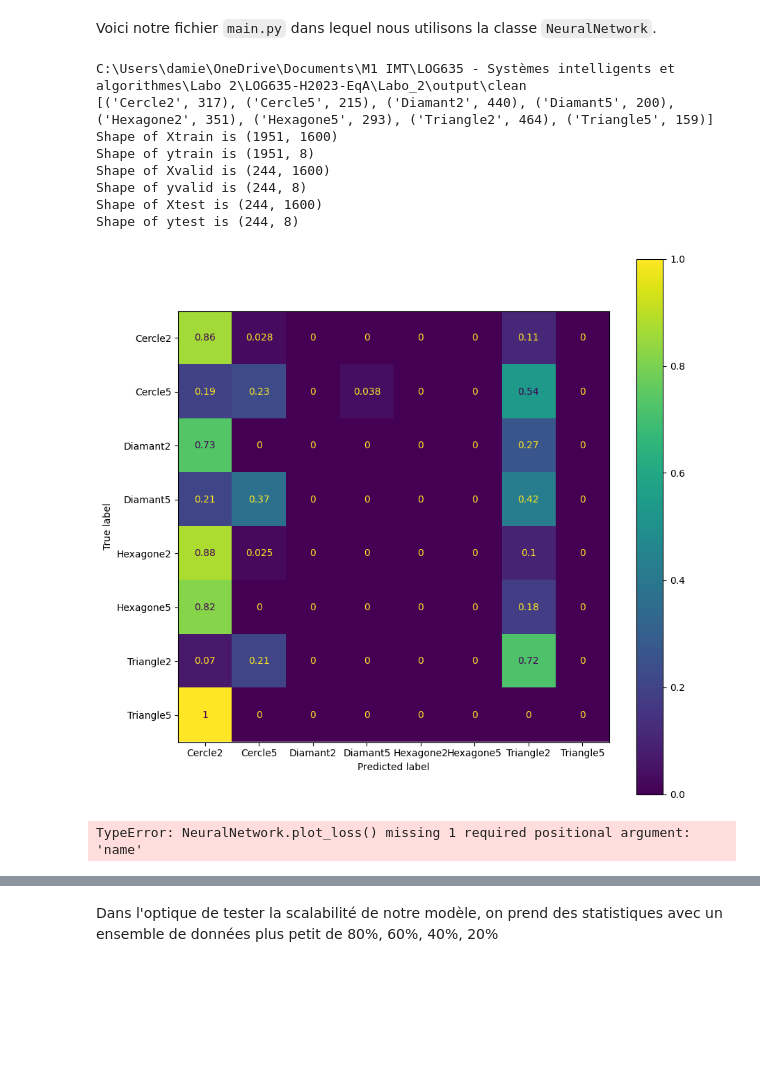
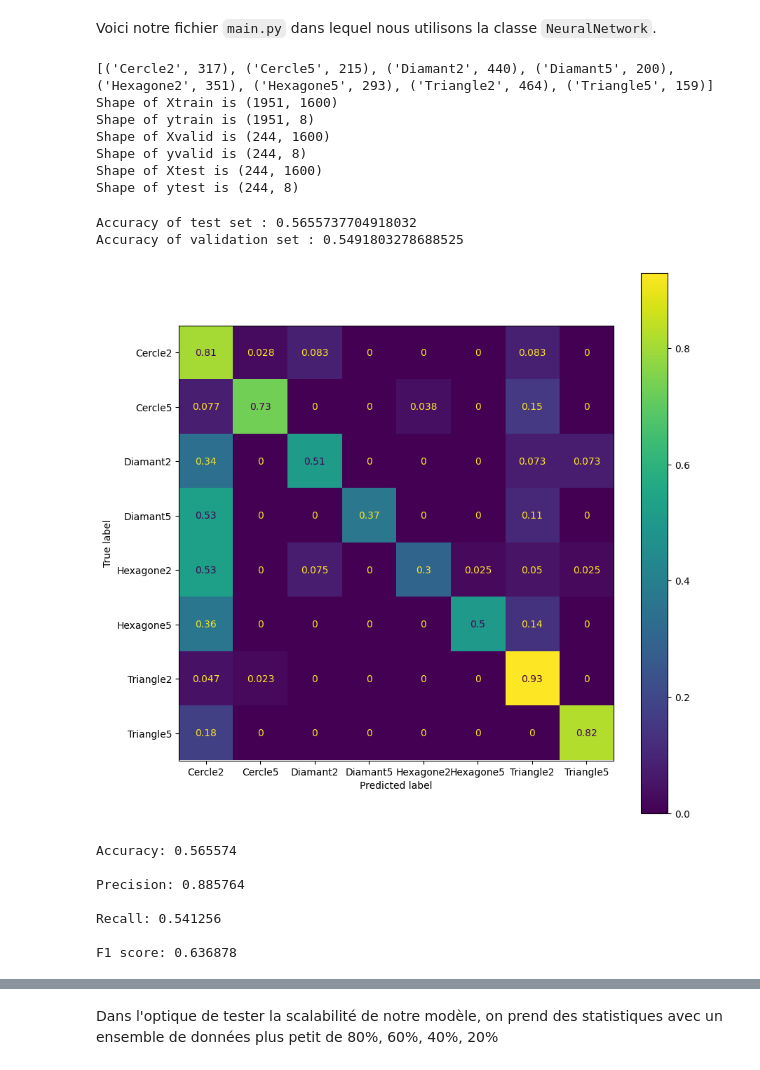
Before and after one commit to damiendesvent/LOG635-H2023-EqA, a Jupyter notebook: Labo_2/src/log-635_labo_2_eqA.ipynb, the cells around one changed output, grey strips where cells are left out. Saved outputs shown, nothing was run; the diff lists cells and outputs as text; code cells hidden in the pictures; blank space fills up the shorter version.

```diff
--- a/Labo_2/src/log-635_labo_2_eqA.ipynb
+++ b/Labo_2/src/log-635_labo_2_eqA.ipynb
@@ -547,6 +588,7 @@ Voici notre fichier `main.py` dans lequel nous utilisons la classe `NeuralNetwor
 from pathlib import Path
 from sklearn.metrics import confusion_matrix, accuracy_score, f1_score, precision_score, recall_score, ConfusionMatrixDisplay
 import os
+import time
 
 # Voici les noms des classes qui constitueront la sortie de notre modèle
 categories = [
@@ -593,10 +635,10 @@ ytest_pred = nn.predict(Xtest)
 test_end = time.time()
 testing_time_my_nn = test_end - test_start
 
-accuracy_test = accuracy_score(ytest.argmax(axis=1), ytest_pred.argmax(axis=1))
+accuracy_test = accuracy_score(ytest, ytest_pred)
 
 yvalid_pred = nn.predict(Xvalid)
-accuracy_valid = accuracy_score(yvalid.argmax(axis=1), yvalid_pred.argmax(axis=1))
+accuracy_valid = accuracy_score(yvalid, yvalid_pred)
 
 print(f'Accuracy of test set : {accuracy_test}')
 print(f'Accuracy of validation set : {accuracy_valid}')
@@ -605,33 +647,41 @@ print(f'Accuracy of validation set : {accuracy_valid}')
 cf_matrix = confusion_matrix(yvalid.argmax(axis=1), yvalid_pred.argmax(axis=1), normalize='true')
 cf_disp = ConfusionMatrixDisplay(confusion_matrix=cf_matrix, display_labels=categories)
 fig, ax = plt.subplots(figsize=(10,10))
 cf_disp.plot(ax=ax)
 plt.show()
 
 y_test = ytest
 y_pred_my_nn = ytest_pred
 # accuracy: (tp + tn) / (fp + fn)
 accuracy_my_nn = accuracy_test
+print('Accuracy: %f' % accuracy_my_nn, '\n')
 # precision tp / (tp + fp)
 precision_my_nn = precision_score(y_test, y_pred_my_nn, average='macro', zero_division=0)
 print('Precision: %f' % precision_my_nn, '\n')
 # recall: tp / (tp + fn)
 recall_my_nn = recall_score(y_test, y_pred_my_nn, average='macro', zero_division=0)
 print('Recall: %f' % recall_my_nn, '\n')
 # f1: 2 tp / (2 tp + fp + fn)
 f1_my_nn = f1_score(y_test, y_pred_my_nn, average='macro', zero_division=0)
 print('F1 score: %f' % f1_my_nn, '\n')
 
 # On affiche un graphique de la courbe de coût au long de l'entrainement
 nn.plot_loss()
 # %% [output]
-C:\Users\damie\OneDrive\Documents\M1 IMT\LOG635 - Systèmes intelligents et algorithmes\Labo 2\LOG635-H2023-EqA\Labo_2\output\clean
 [('Cercle2', 317), ('Cercle5', 215), ('Diamant2', 440), ('Diamant5', 200), ('Hexagone2', 351), ('Hexagone5', 293), ('Triangle2', 464), ('Triangle5', 159)]
 Shape of Xtrain is (1951, 1600)
 Shape of ytrain is (1951, 8)
 Shape of Xvalid is (244, 1600)
 Shape of yvalid is (244, 8)
 Shape of Xtest is (244, 1600)
 Shape of ytest is (244, 8)
+Accuracy of test set : 0.5655737704918032
+Accuracy of validation set : 0.5491803278688525
-[figure, old version]
+[figure, new version]
-TypeError: NeuralNetwork.plot_loss() missing 1 required positional argument: 'name'
+Accuracy: 0.565574
+
+Precision: 0.885764
+
+Recall: 0.541256
+
+F1 score: 0.636878
```
Also changed, not shown: parts of 128 cells of this notebook.
